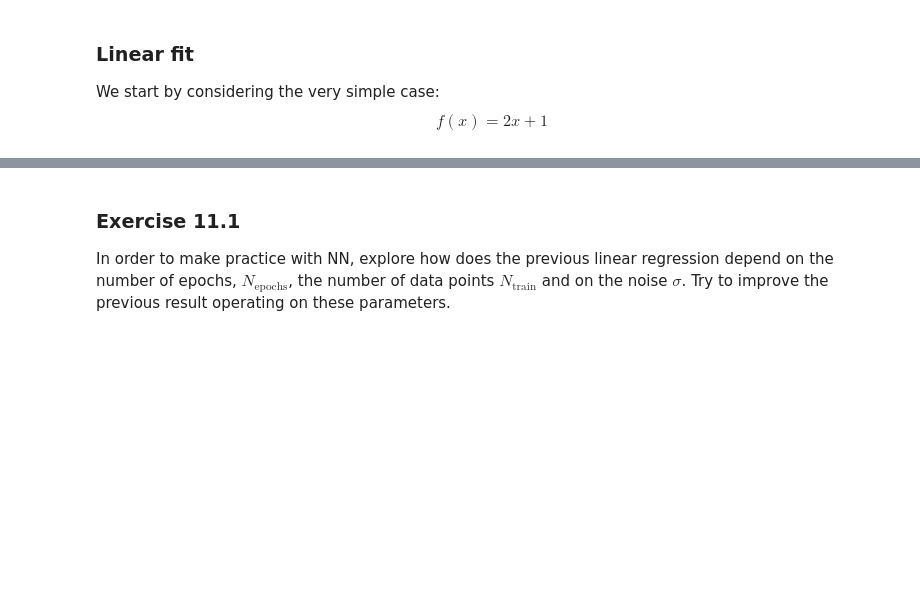
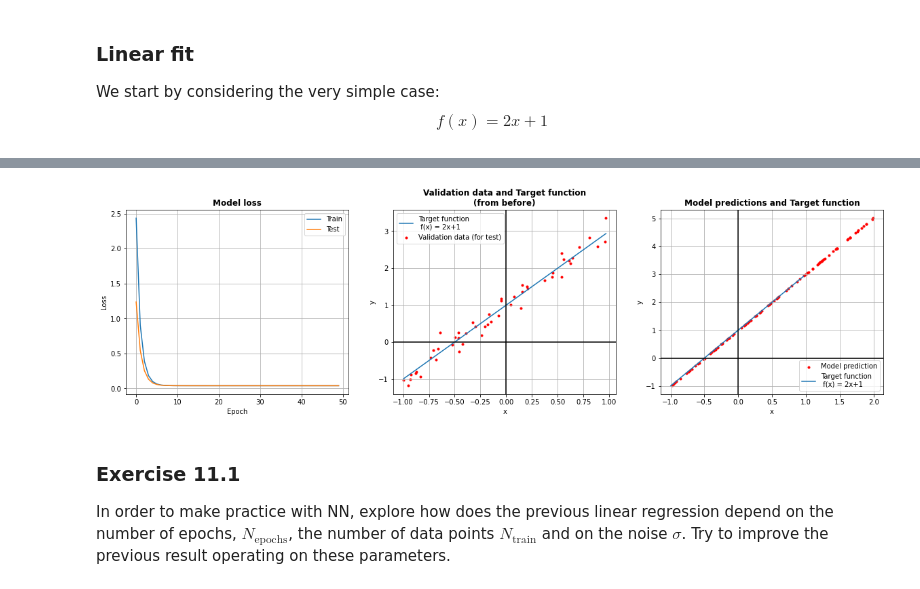
Before and after one commit to martinozanetti/LSN-Martino-Zanetti, a Jupyter notebook: 11_finire/my-11.1.ipynb, the cells around one changed output, grey strips where cells are left out. Saved outputs shown, nothing was run; the diff lists cells and outputs as text; code cells hidden in the pictures; blank space fills up the shorter version.

```diff
--- a/11_finire/my-11.1.ipynb
+++ b/11_finire/my-11.1.ipynb
@@ -206,0 +139,80 @@ plt.show()
+# %%
+# ==============================================
+# Return Weights and Biases (w <-> m=2)(b <-> q=1)
+# ==============================================
+
+print("Guessed parameters")
+w,b = model.get_weights() # hope they are similar to m=2 and q=1.
+                          # Was the fit successful?
+print("Slope   m = "+str(w))
+print("Interc. q = "+str(b))
+print()
+
+# ==============================================
+# EVALUATE MODEL
+# ==============================================
+
+# evaluate with TEST data
+print("TEST DATA evaluation")
+score = model.evaluate(x_valid, y_valid, batch_size=32, verbose=0)
+print('Test loss:     ', score[0])
+print('Test accuracy: ', score[1])
+print()
+
+# evaluate with the EXACT curve
+print("EXACT CURVE evaluation")
+score = model.evaluate(x_valid, y_target, batch_size=32, verbose=0)
+print('Test loss:     ', score[0])
+print('Test accuracy: ', score[1])
+
+# ==============================================
+# Training history
+# ==============================================
+
+plt.figure(figsize=(20,5))
+
+# Plot training & validation loss values
+plt.subplot(1,3,1)
+plt.plot(history.history['loss'])
+plt.plot(history.history['val_loss'])
+plt.title('Model loss', fontweight = "bold")
+plt.ylabel('Loss')
+plt.xlabel('Epoch')
+plt.legend(['Train', 'Test'], loc='best')
+plt.grid()
+#plt.show()
+#plt.savefig("imgs/sgm_"+str(sigma)+".png")
+
+# ==============================================
+# COMPARE MODEL predictions with TARGET FUNCTION
+# ==============================================
+
+# generate predictions
+x_predicted = np.random.uniform(-1, 2, 100)
+y_predicted = model.predict(x_predicted)
+
+# (re)plot validation and target dataset
+plt.subplot(1,3,2)
+plt.plot(x_valid, y_target, label = "Target function\n f(x) = 2x+1")
+plt.scatter(x_valid, y_valid, marker = ".", color='r', label='Validation data (for test)')
+plt.xlabel("x")
+plt.ylabel("y")
+plt.title("Validation data and Target function\n(from before)", fontweight = "bold")
+plt.axhline(y=0, color = "k")
+plt.axvline(x=0, color = "k")
+plt.grid()
+plt.legend()
+
+# plot
+plt.subplot(1,3,3)
+plt.scatter(x_predicted, y_predicted, marker = ".", color='r', label = "Model prediction")
+plt.plot(x_valid, y_target, label = "Target function\n f(x) = 2x+1")
+plt.xlabel("x")
+plt.ylabel("y")
+plt.title("Model predictions and Target function", fontweight = "bold")
+plt.axhline(y=0, color = "k")
+plt.axvline(x=0, color = "k")
+plt.grid()
+plt.legend()
+plt.show()
+# %% [output]
@@ -207,3 +230,4 @@ plt.show()
+[figure, added]
 # %% [markdown]
 ### Exercise 11.1
 
```
Also changed, not shown: parts of 22 cells of this notebook, 3 other files.
